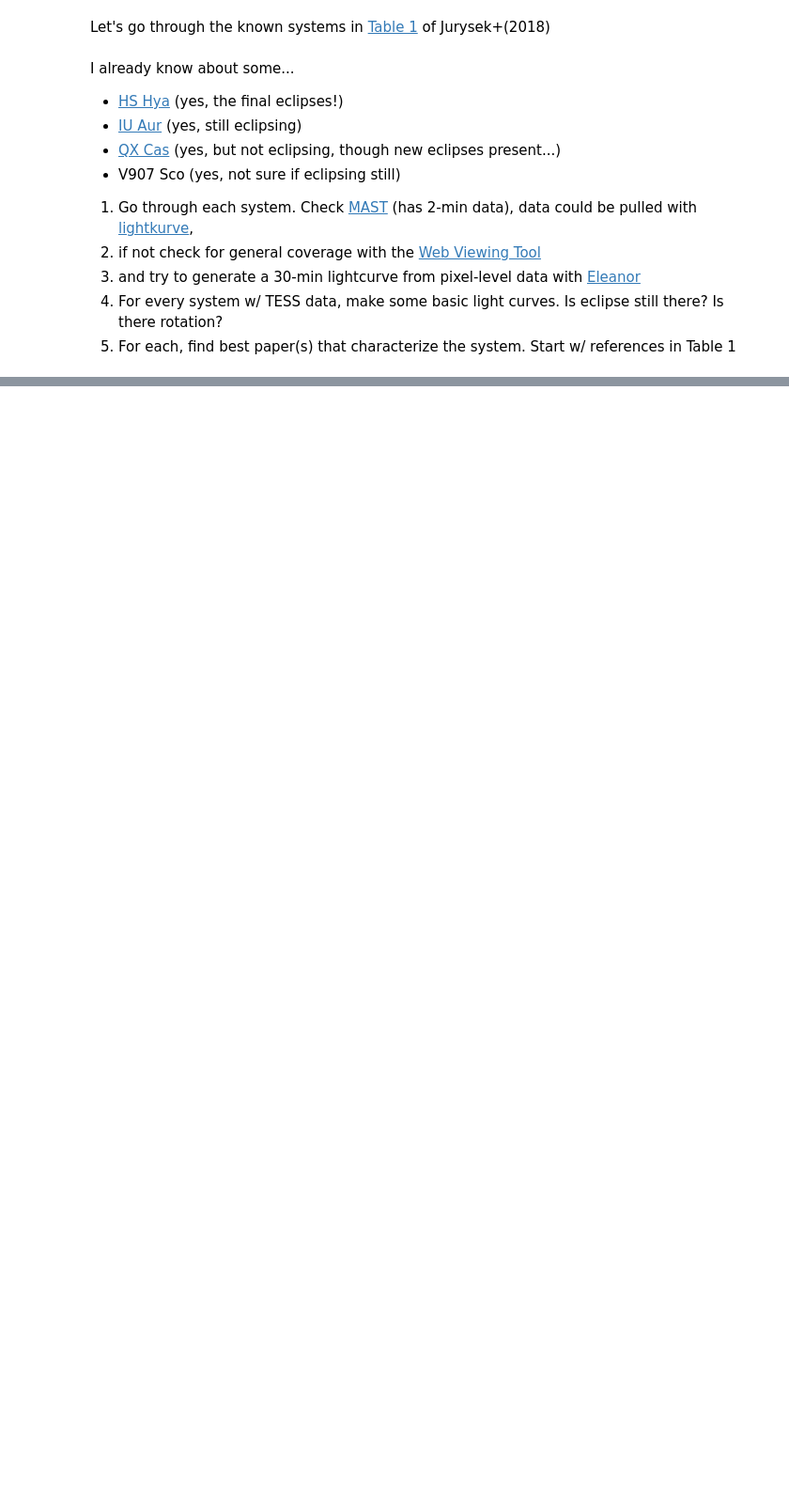
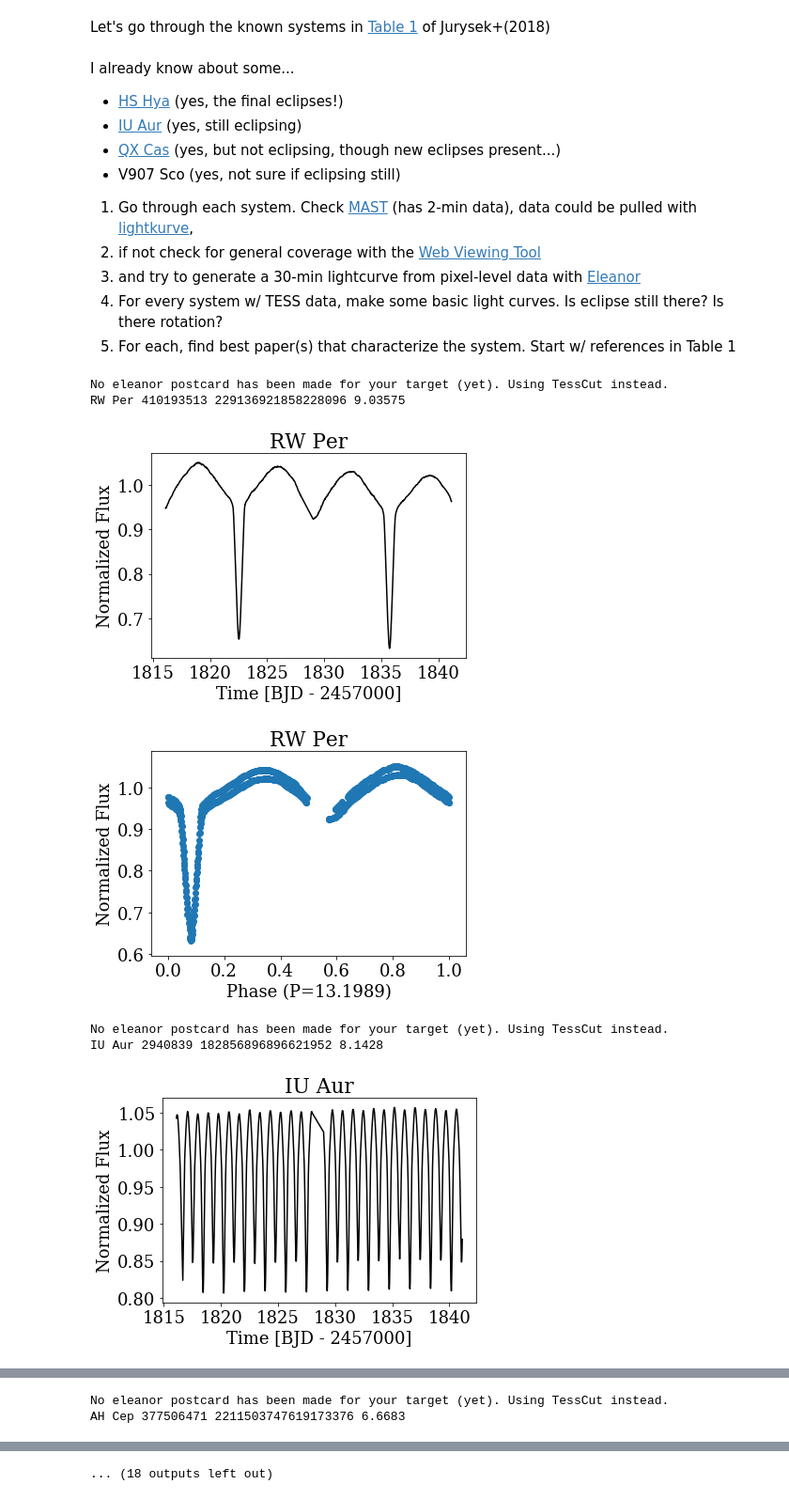
Before and after one commit to StellarCartography/incl-change-EB, a Jupyter notebook: known_systems.ipynb, the cells around one changed output, grey strips where cells are left out. Shown: that part at 94% size. Saved outputs shown, nothing was run; the diff lists cells and outputs as text; code cells hidden in the pictures; blank space fills up the shorter version.

Commit message:
all but one. Sorry SV Gem

```diff
--- a/known_systems.ipynb
+++ b/known_systems.ipynb
@@ -24,0 +36,38 @@ I already know about some...
+# %%
+import matplotlib
+matplotlib.rcParams.update({'font.size':18})
+matplotlib.rcParams.update({'font.family':'serif'})
+# %%
+for k in range(len(systems)):
+    try:
+        star = eleanor.Source(name=systems[k])
+        print(star.name, star.tic, star.gaia, star.tess_mag)
+
+        data = eleanor.TargetData(star)
+        q = (data.quality == 0)
+
+        plt.figure()
+        plt.plot(data.time[q], data.raw_flux[q]/np.nanmedian(data.raw_flux[q]), 'k')
+#         plt.plot(data.time[q], data.corr_flux[q]/np.nanmedian(data.corr_flux[q]) + 0.03, 'r')
+        plt.ylabel('Normalized Flux')
+        plt.xlabel('Time [BJD - 2457000]')
+        plt.title(star.name)
+        plt.show()
+
+        plt.figure()
+        plt.scatter((data.time[q] % P_EB[k])/P_EB[k], data.raw_flux[q]/np.nanmedian(data.raw_flux[q]))
+#         plt.plot(data.time[q], data.corr_flux[q]/np.nanmedian(data.corr_flux[q]) + 0.03, 'r')
+        plt.ylabel('Normalized Flux')
+        plt.xlabel('Phase (P='+str(P_EB[k])+')')
+        plt.title(star.name)
+        plt.show()
+    except:
+        print('Sorry '+systems[k])
+# %% [output]
+No eleanor postcard has been made for your target (yet). Using TessCut instead.
+RW Per 410193513 229136921858228096 9.03575
+[figure, added]
+[figure, added]
+No eleanor postcard has been made for your target (yet). Using TessCut instead.
+IU Aur 2940839 182856896896621952 8.1428
+[figure, added]
@@ -24,0 +75,2 @@ I already know about some...
+No eleanor postcard has been made for your target (yet). Using TessCut instead.
+AH Cep 377506471 2211503747619173376 6.6683
@@ -24,0 +101 @@ I already know about some...
+... (18 outputs left out)
```
Also changed, not shown: parts of 3 cells of this notebook.
